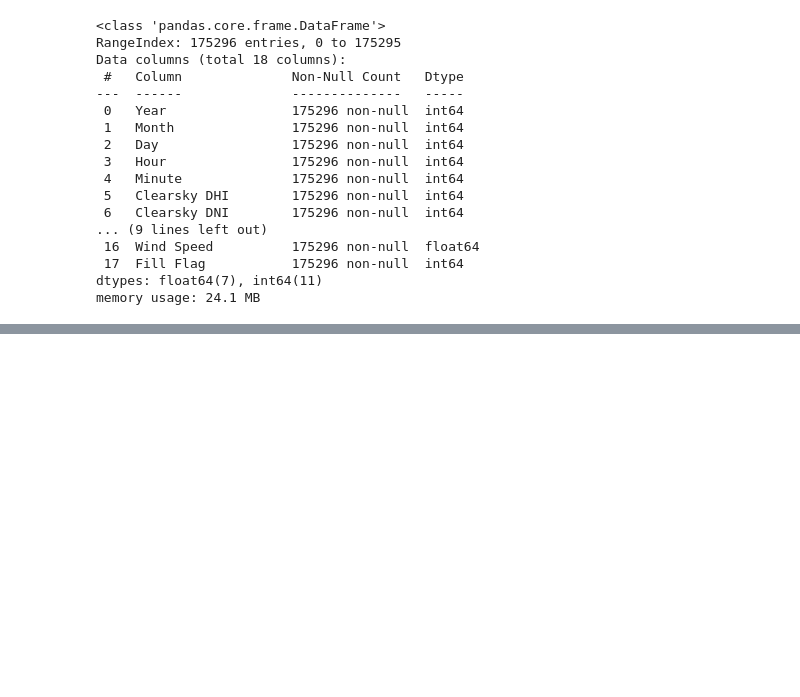
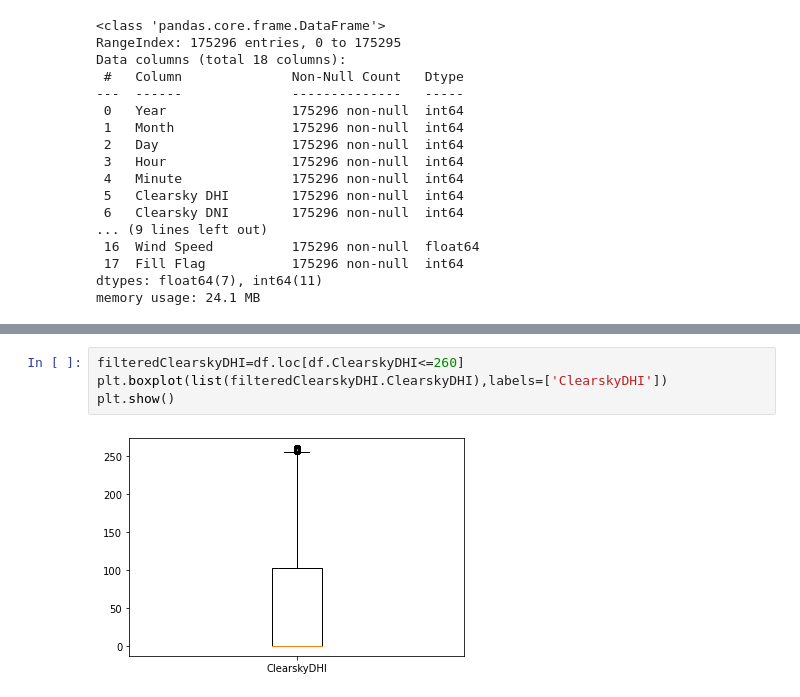
Before and after one commit to AniketBahukhandi/machine-learning-slog-solutions, a Jupyter notebook: Untitled Folder/homework.ipynb, the cells around one changed output, grey strips where cells are left out. Drawn from its saved outputs; the diff is of its cells as text; blank space fills up the shorter version.

```diff
--- a/Untitled Folder/homework.ipynb
+++ b/Untitled Folder/homework.ipynb
@@ -53,0 +75,6 @@ plt.boxplt(list(df.))
+# %%
+filteredClearskyDHI=df.loc[df.ClearskyDHI<=260]
+plt.boxplot(list(filteredClearskyDHI.ClearskyDHI),labels=['ClearskyDHI'])
+plt.show()
+# %% [output]
+[figure, added]
```
Also changed, not shown: parts of 6 cells of this notebook, 1 other file.
